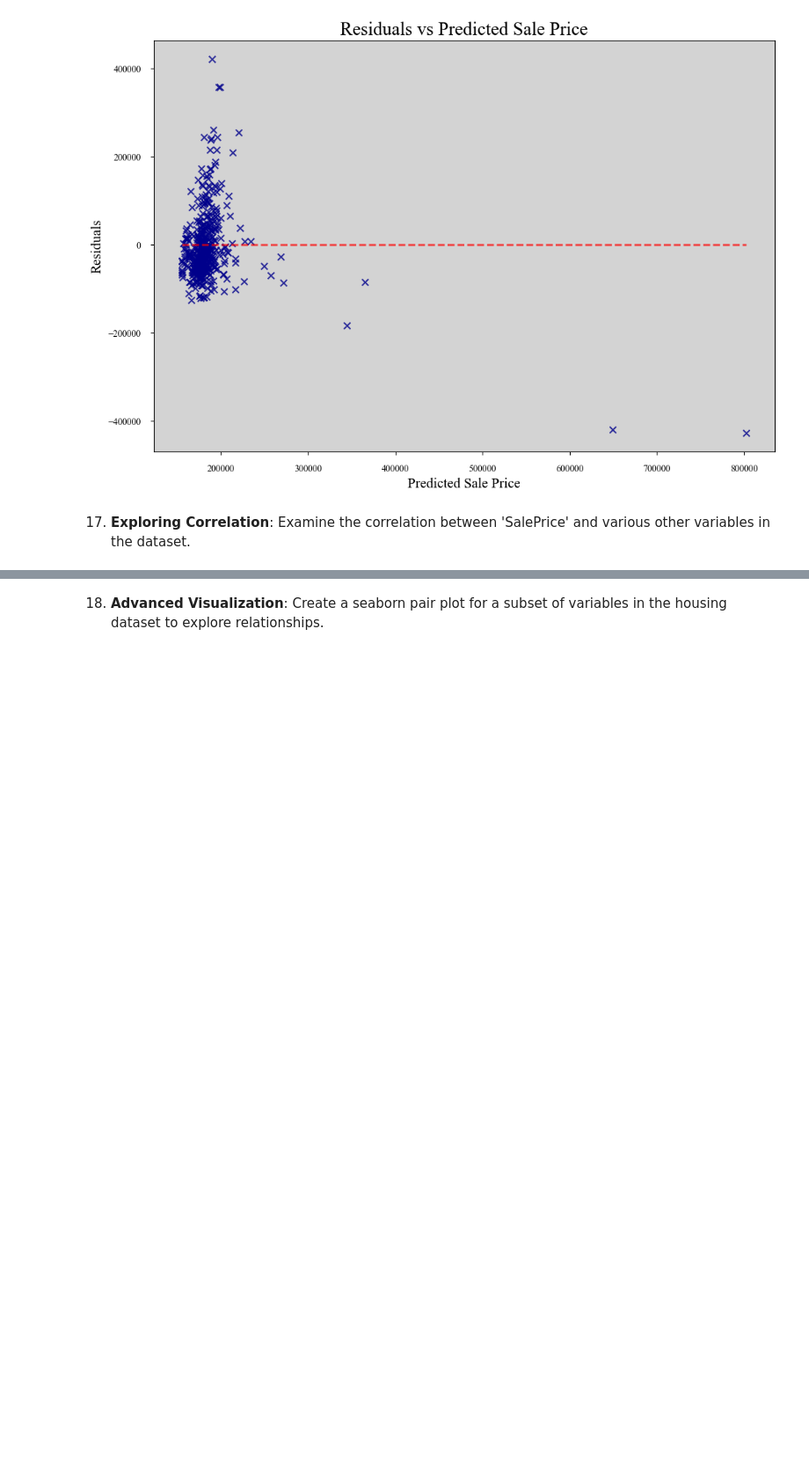
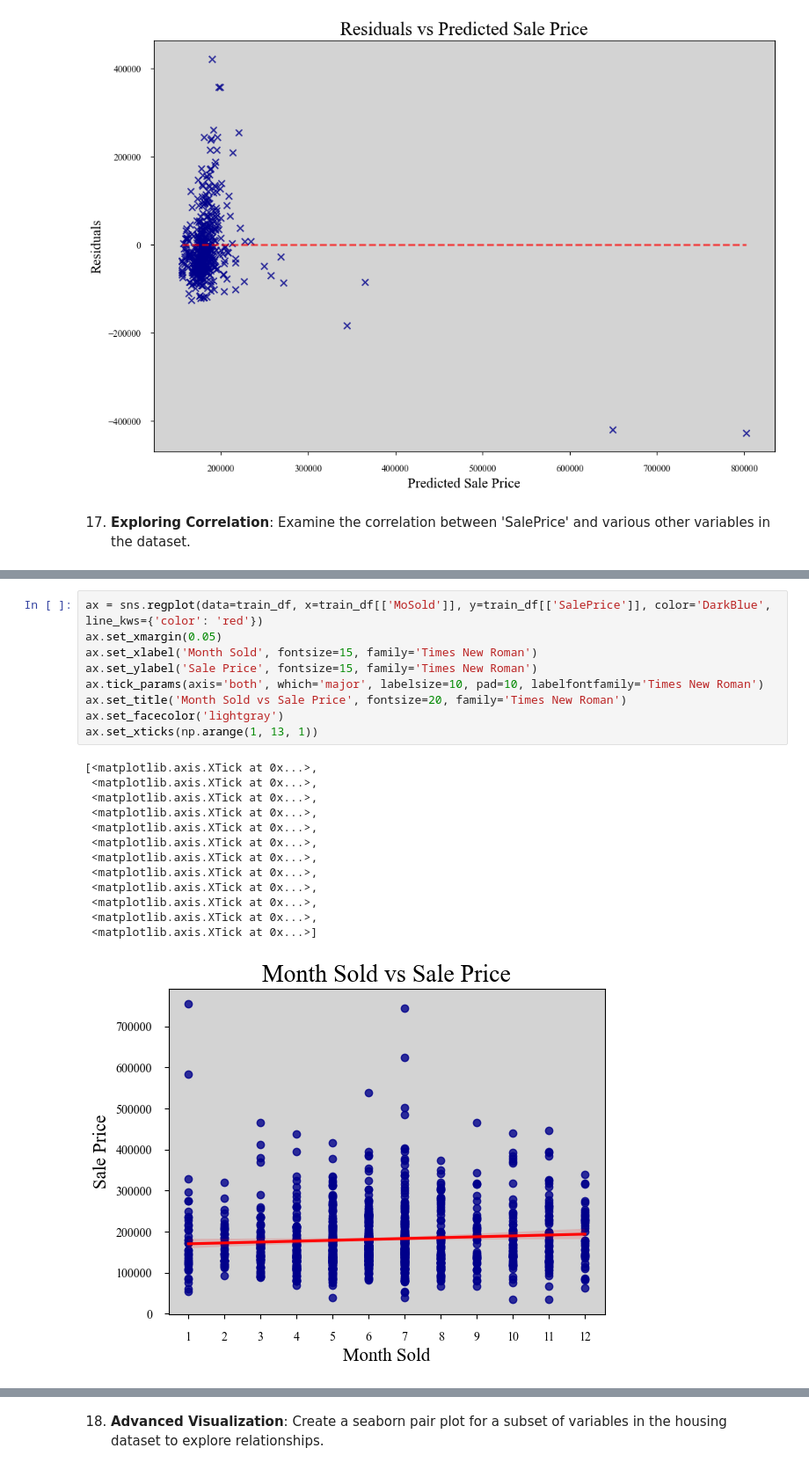
Before and after one commit to jordanriver/DScourse, a Jupyter notebook: Homework/Week9_ex_jordan.ipynb, the cells around one changed output, grey strips where cells are left out. Shown at 88% size. Saved outputs shown, nothing was run; the diff lists cells and outputs as text; blank space fills up the shorter version.

```diff
--- a/Homework/Week9_ex_jordan.ipynb
+++ b/Homework/Week9_ex_jordan.ipynb
@@ -349,0 +425,23 @@ display2.figure_.set_size_inches(12, 8)
+# %%
+ax = sns.regplot(data=train_df, x=train_df[['MoSold']], y=train_df[['SalePrice']], color='DarkBlue', line_kws={'color': 'red'})
+ax.set_xmargin(0.05)
+ax.set_xlabel('Month Sold', fontsize=15, family='Times New Roman')
+ax.set_ylabel('Sale Price', fontsize=15, family='Times New Roman')
+ax.tick_params(axis='both', which='major', labelsize=10, pad=10, labelfontfamily='Times New Roman')
+ax.set_title('Month Sold vs Sale Price', fontsize=20, family='Times New Roman')
+ax.set_facecolor('lightgray')
+ax.set_xticks(np.arange(1, 13, 1))
+# %% [output]
+[<matplotlib.axis.XTick at 0x...>,
+ <matplotlib.axis.XTick at 0x...>,
+ <matplotlib.axis.XTick at 0x...>,
+ <matplotlib.axis.XTick at 0x...>,
+ <matplotlib.axis.XTick at 0x...>,
+ <matplotlib.axis.XTick at 0x...>,
+ <matplotlib.axis.XTick at 0x...>,
+ <matplotlib.axis.XTick at 0x...>,
+ <matplotlib.axis.XTick at 0x...>,
+ <matplotlib.axis.XTick at 0x...>,
+ <matplotlib.axis.XTick at 0x...>,
+ <matplotlib.axis.XTick at 0x...>]
+[figure, added]
```
Also changed, not shown: parts of 21 cells of this notebook.
